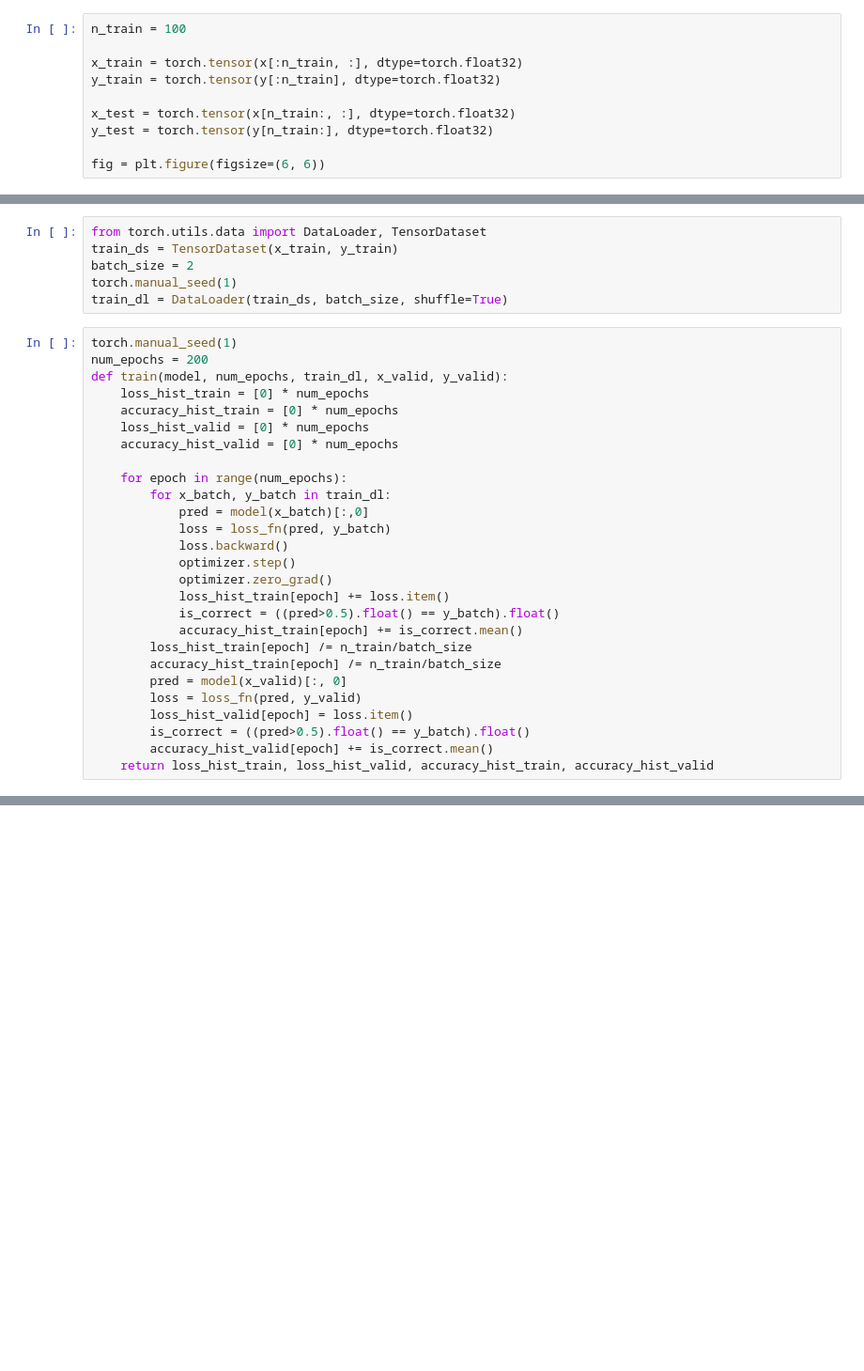
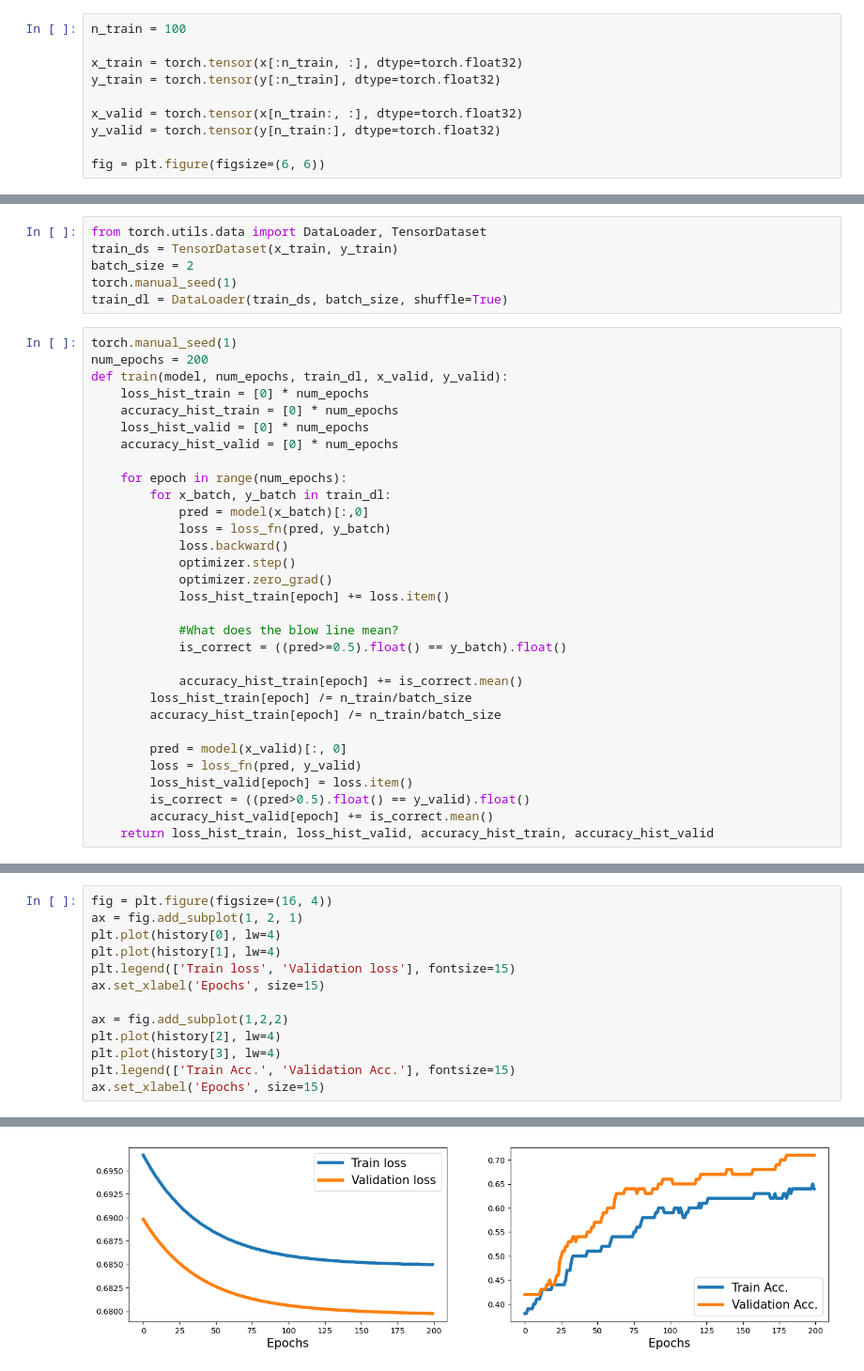
Before and after one commit to jaeohshin/PyTorch_Sklearn_rasbt, a Jupyter notebook: ch13.ipynb, the cells around one changed output, grey strips where cells are left out. Shown at 94% size. Saved outputs shown, nothing was run; the diff lists cells and outputs as text; blank space fills up the shorter version.

```diff
--- a/ch13.ipynb
+++ b/ch13.ipynb
@@ -138,8 +138,8 @@ n_train = 100
 x_train = torch.tensor(x[:n_train, :], dtype=torch.float32)
 y_train = torch.tensor(y[:n_train], dtype=torch.float32)
 
-x_test = torch.tensor(x[n_train:, :], dtype=torch.float32)
-y_test = torch.tensor(y[n_train:], dtype=torch.float32)
+x_valid = torch.tensor(x[n_train:, :], dtype=torch.float32)
+y_valid = torch.tensor(y[n_train:], dtype=torch.float32)
 
 fig = plt.figure(figsize=(6, 6))
 # %% [output]
@@ -191,14 +191,18 @@ def train(model, num_epochs, train_dl, x_valid, y_valid):
             optimizer.step()
             optimizer.zero_grad()
             loss_hist_train[epoch] += loss.item()
-            is_correct = ((pred>0.5).float() == y_batch).float()
+
+            #What does the blow line mean?
+            is_correct = ((pred>=0.5).float() == y_batch).float()
+
             accuracy_hist_train[epoch] += is_correct.mean()
         loss_hist_train[epoch] /= n_train/batch_size
         accuracy_hist_train[epoch] /= n_train/batch_size
+
         pred = model(x_valid)[:, 0]
         loss = loss_fn(pred, y_valid)
         loss_hist_valid[epoch] = loss.item()
-        is_correct = ((pred>0.5).float() == y_batch).float()
+        is_correct = ((pred>0.5).float() == y_valid).float()
         accuracy_hist_valid[epoch] += is_correct.mean()
     return loss_hist_train, loss_hist_valid, accuracy_hist_train, accuracy_hist_valid
 # %%
@@ -207,0 +210,14 @@ NameError: name 'x_valid' is not defined
+# %%
+fig = plt.figure(figsize=(16, 4))
+ax = fig.add_subplot(1, 2, 1)
+plt.plot(history[0], lw=4)
+plt.plot(history[1], lw=4)
+plt.legend(['Train loss', 'Validation loss'], fontsize=15)
+ax.set_xlabel('Epochs', size=15)
+
+ax = fig.add_subplot(1,2,2)
+plt.plot(history[2], lw=4)
+plt.plot(history[3], lw=4)
+plt.legend(['Train Acc.', 'Validation Acc.'], fontsize=15)
+ax.set_xlabel('Epochs', size=15)
+# %% [output]
@@ -207,0 +225 @@ NameError: name 'x_valid' is not defined
+[figure, added]
```
Also changed, not shown: parts of 9 cells of this notebook.
